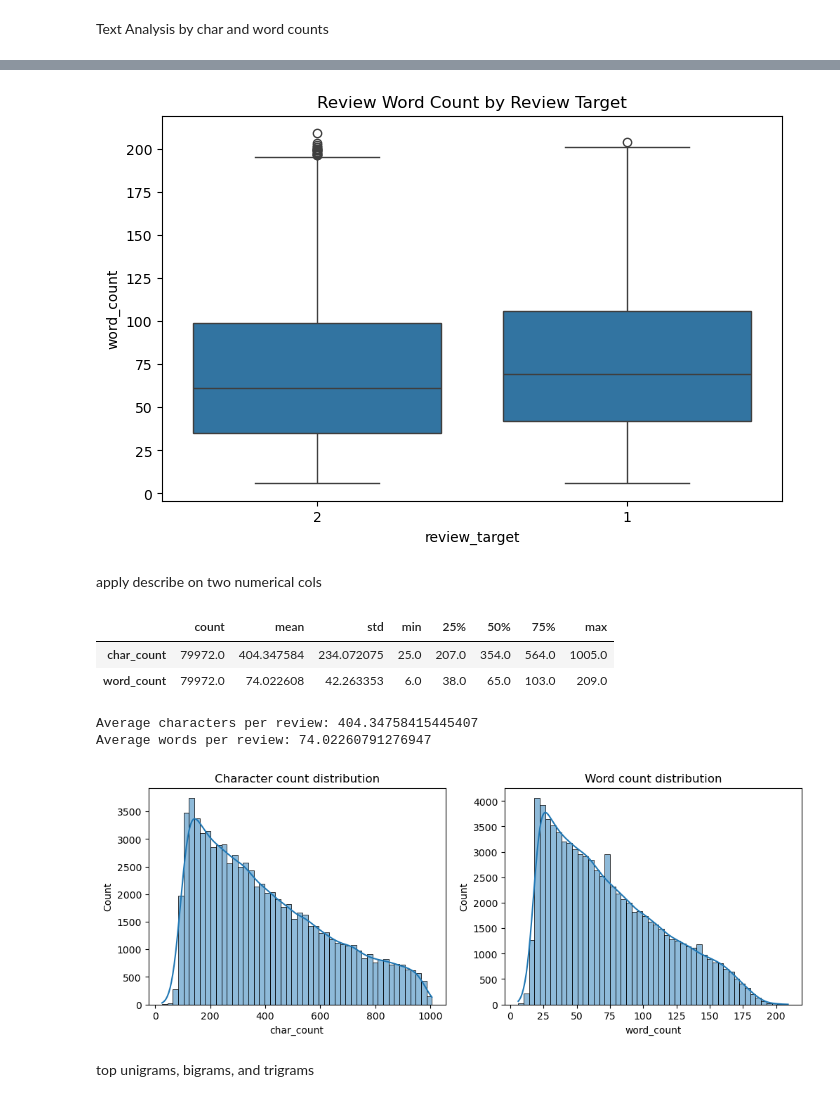
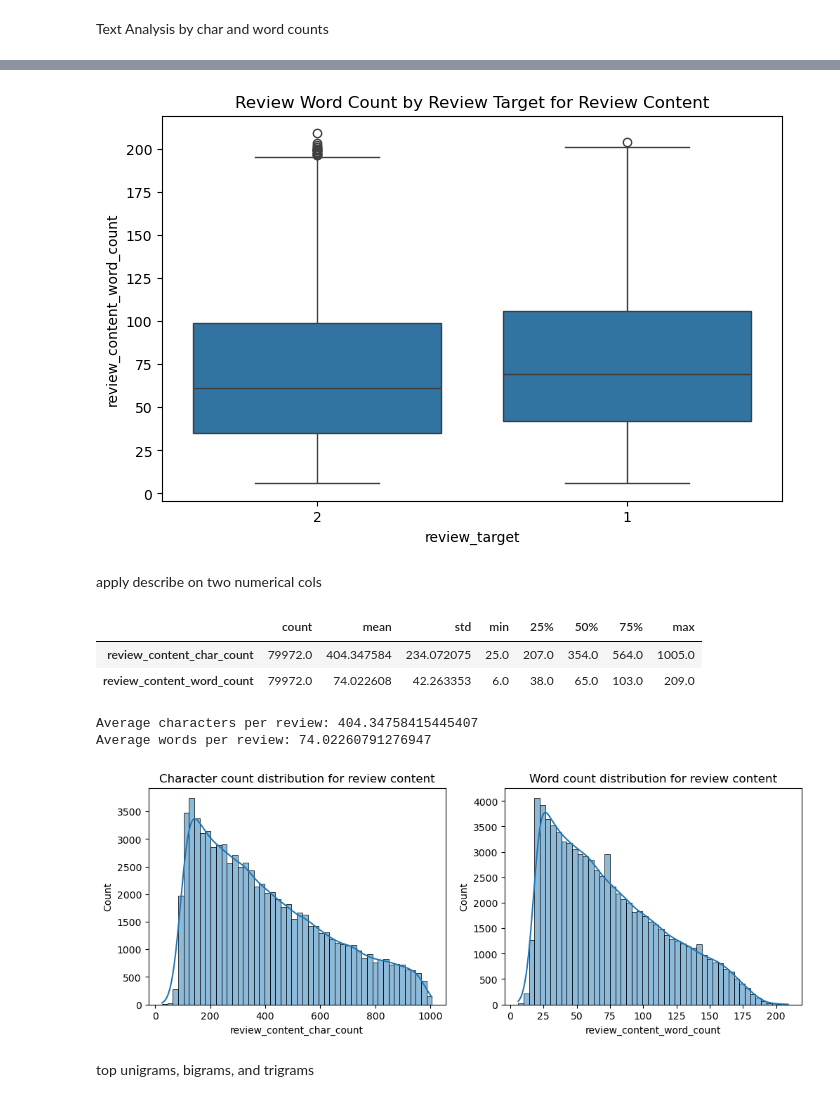
Before and after one commit to elsayedelmandoh/sentiment-sleuth, a Jupyter notebook: notebooks/02_eda.ipynb, the cells around one changed output, grey strips where cells are left out. Drawn from its saved outputs; the diff is of its cells as text; code cells hidden in the pictures.

```diff
--- a/notebooks/02_eda.ipynb
+++ b/notebooks/02_eda.ipynb
@@ -119,6 +133,6 @@ Name: count, dtype: int64
 # %% [markdown]
 Text Analysis by char and word counts
 # %%
-balanced_sample_train['char_count'] = balanced_sample_train['review_content'].str.len()
+balanced_sample_train['review_content_char_count'] = balanced_sample_train['review_content'].str.len()
 balanced_sample_train.head()
 # %% [output]
@@ -138,4 +152,4 @@ plt.show()
 # %%
-balanced_sample_train['word_count'] = balanced_sample_train['review_content'].apply(lambda x: len(str(x).split()))
+balanced_sample_train['review_content_word_count'] = balanced_sample_train['review_content'].apply(lambda x: len(str(x).split()))
 balanced_sample_train.head()
 # %% [output]
@@ -147,17 +161,17 @@ balanced_sample_train.head()
 | 4 | 2 | awesome sheets! | I love these sheets! They are sle... | 198 | 38 |
 # %%
 plt.figure(figsize=(8, 5))
-sns.boxplot(x='review_target', y='word_count', data=balanced_sample_train)
-plt.title('Review Word Count by Review Target')
+sns.boxplot(x='review_target', y='review_content_word_count', data=balanced_sample_train)
+plt.title('Review Word Count by Review Target for Review Content')
 plt.show()
 # %% [output]
-[figure, old version]
+[figure, new version]
 # %% [markdown]
 apply describe on two numerical cols
 # %%
-balanced_sample_train[['char_count','word_count']].describe().T
+balanced_sample_train[['review_content_char_count','review_content_word_count']].describe().T
 # %% [output]
 |  | count | mean | std | min | 25% | 50% | 75% | max |
-| char_count | 79972.0 | 404.347584 | 234.072075 | 25.0 | 207.0 | 354.0 | 564.0 | 1005.0 |
-| word_count | 79972.0 | 74.022608 | 42.263353 | 6.0 | 38.0 | 65.0 | 103.0 | 209.0 |
+| review_content_char_count | 79972.0 | 404.347584 | 234.072075 | 25.0 | 207.0 | 354.0 | 564.0 | 1005.0 |
+| review_content_word_count | 79972.0 | 74.022608 | 42.263353 | 6.0 | 38.0 | 65.0 | 103.0 | 209.0 |
 # %%
@@ -169,14 +183,14 @@ Average words per review: 74.02260791276947
 # %%
 plt.figure(figsize=(12,4))
 plt.subplot(1,2,1)
-sns.histplot(balanced_sample_train['char_count'], bins=50, kde=True)
-plt.title('Character count distribution')
+sns.histplot(balanced_sample_train['review_content_char_count'], bins=50, kde=True)
+plt.title('Character count distribution for review content')
 plt.subplot(1,2,2)
-sns.histplot(balanced_sample_train['word_count'], bins=50, kde=True)
-plt.title('Word count distribution')
+sns.histplot(balanced_sample_train['review_content_word_count'], bins=50, kde=True)
+plt.title('Word count distribution for review content')
 plt.show()
 # %% [output]
-[figure, old version]
+[figure, new version]
 # %% [markdown]
 top unigrams, bigrams, and trigrams
 # %%
```
Also changed, not shown: parts of 8 cells of this notebook, 4 other files.
